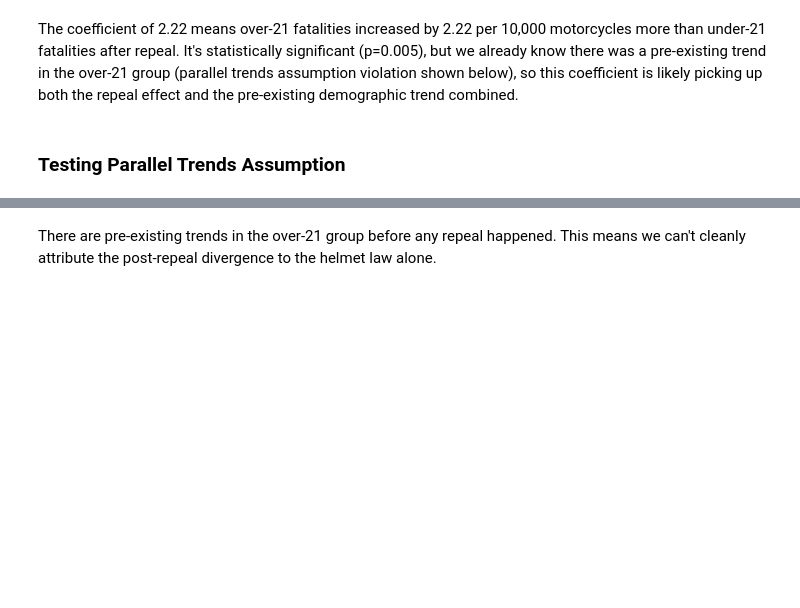
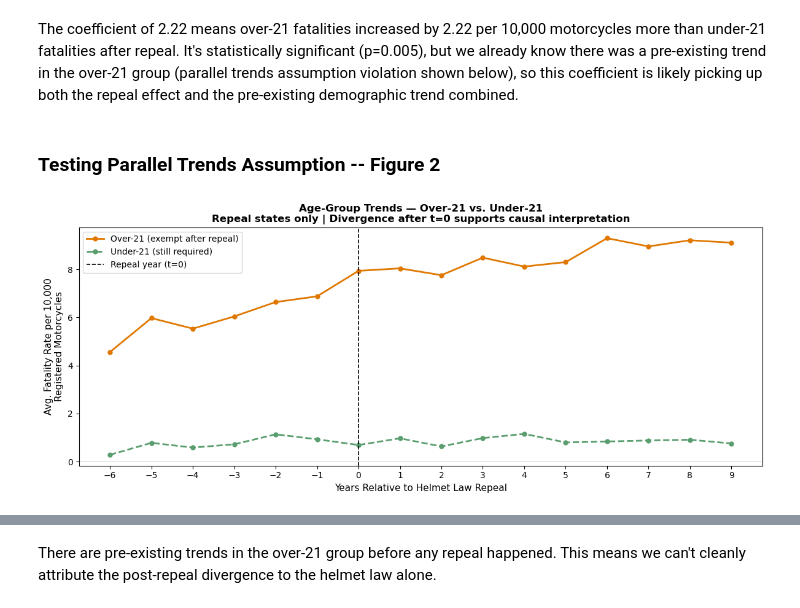
Before and after one commit to Vihaan8/causal_inference_motorcycle_laws, a Jupyter notebook: models/did.ipynb, the cells around one changed output, grey strips where cells are left out. Cells and saved outputs as stored; diff of their text form; code cells hidden in the pictures; blank space fills up the shorter version.

```diff
--- a/models/did.ipynb
+++ b/models/did.ipynb
@@ -566,8 +590,9 @@ print(f"95% CI:         [{ci[0]:.4f}, {ci[1]:.4f}]")
 # %% [markdown]
 The coefficient of 2.22 means over-21 fatalities increased by 2.22 per 10,000 motorcycles more than under-21 fatalities after repeal. It's statistically significant (p=0.005), but we already know there was a pre-existing trend in the over-21 group (parallel trends assumption violation shown below), so this coefficient is likely picking up both the repeal effect and the pre-existing demographic trend combined.
 # %% [markdown]
-### Testing Parallel Trends Assumption
+### Testing Parallel Trends Assumption -- Figure 2
 # %%
+# figure 2
 # Average rate by event time and age group
 age_trend = (
     long[long["event_time"].between(ET_MIN, ET_MAX)]
@@ -582,34 +607,36 @@ for grp, label, color, ls in [
     ("rate_over21", "Over-21 (exempt after repeal)", "#E07800", "-"),
     ("rate_under21", "Under-21 (still required)", "#5A9E6F", "--"),
 ]:
     sub = age_trend[age_trend["age_group"] == grp]
     ax.plot(
         sub["event_time"],
         sub["fatality_rate"],
         color=color,
         linestyle=ls,
         linewidth=2,
         marker="o",
         markersize=5,
         label=label,
     )
 
 ax.axvline(0, color="black", linestyle="--", linewidth=1.2, label="Repeal year (t=0)")
 ax.axhline(0, color="gray", linestyle="-", linewidth=0.6, alpha=0.5)
 
 ax.set_xlabel("Years Relative to Helmet Law Repeal", fontsize=11)
 ax.set_ylabel("Avg. Fatality Rate per 10,000\nRegistered Motorcycles", fontsize=11)
 ax.set_title(
-    "Figure 3: Age-Group Trends — Over-21 vs. Under-21\n"
+    "Age-Group Trends — Over-21 vs. Under-21\n"
     "Repeal states only | Divergence after t=0 supports causal interpretation",
     fontweight="bold",
     fontsize=12,
 )
 ax.set_xticks(range(ET_MIN, ET_MAX + 1))
 ax.legend(fontsize=10)
 
 plt.tight_layout()
 plt.show()
+# %% [output]
+[figure, added]
 # %%
 # Create event time dummies for over-21 group (same logic as before)
 for k in range(ET_MIN, ET_MAX + 1):
```
Also changed, not shown: parts of 15 cells of this notebook.
